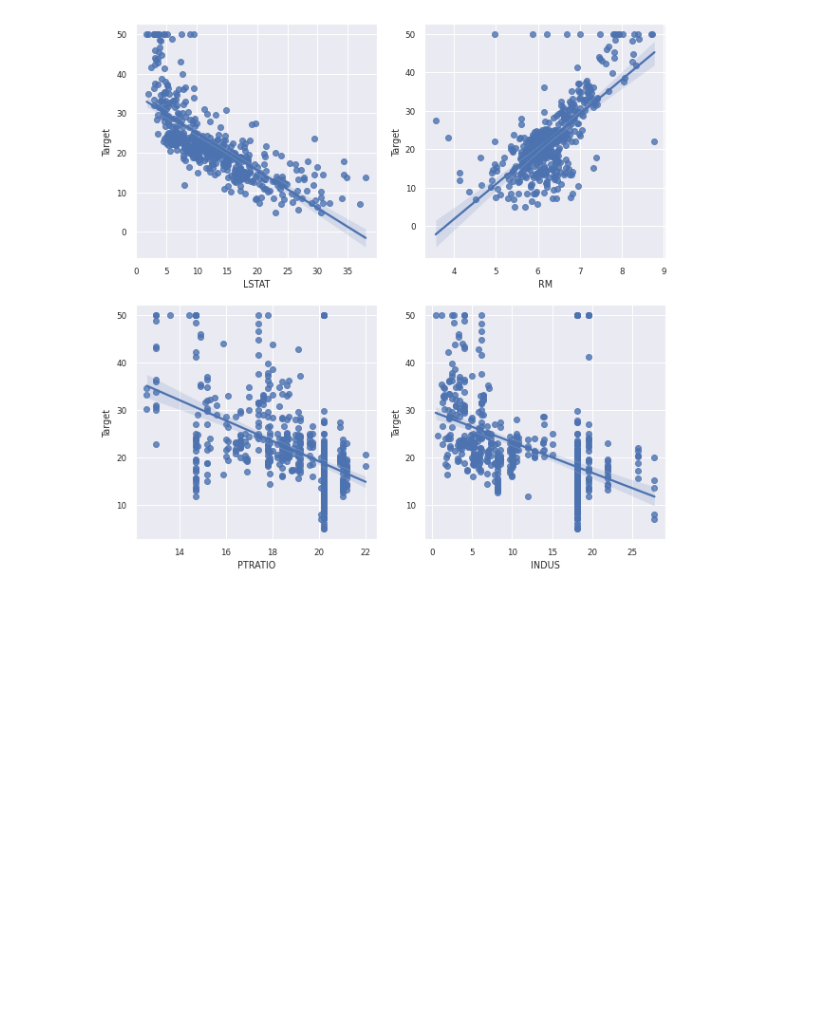
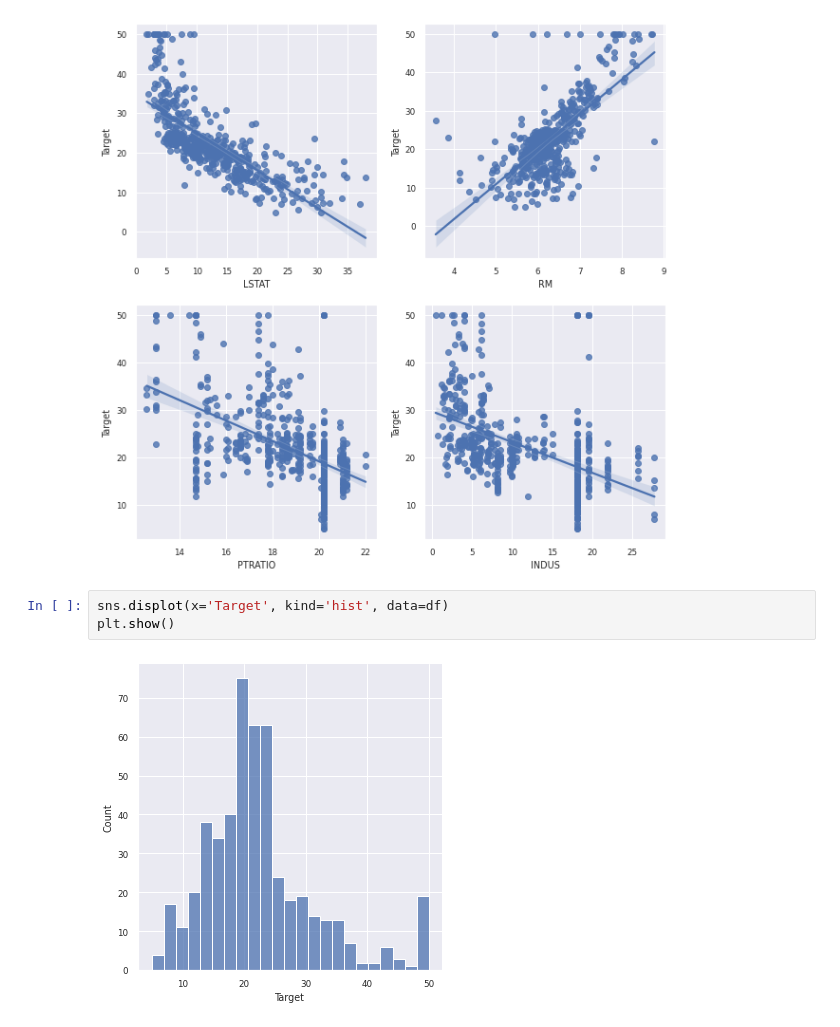
Before and after one commit to daaanum/daaan, a Jupyter notebook: 딥러닝,머신러닝_입문.ipynb, the cells around one changed output. Saved outputs shown, nothing was run; the diff lists cells and outputs as text; blank space fills up the shorter version.

```diff
--- a/딥러닝,머신러닝_입문.ipynb
+++ b/딥러닝,머신러닝_입문.ipynb
@@ -685,3 +685,8 @@ for idx, col in enumerate(plot_cols[1:]):
 plt.show()
 # %% [output]
 [figure]
+# %%
+sns.displot(x='Target', kind='hist', data=df)
+plt.show()
+# %% [output]
+[figure, added]
```
Also changed, not shown: parts of 5 cells of this notebook.
